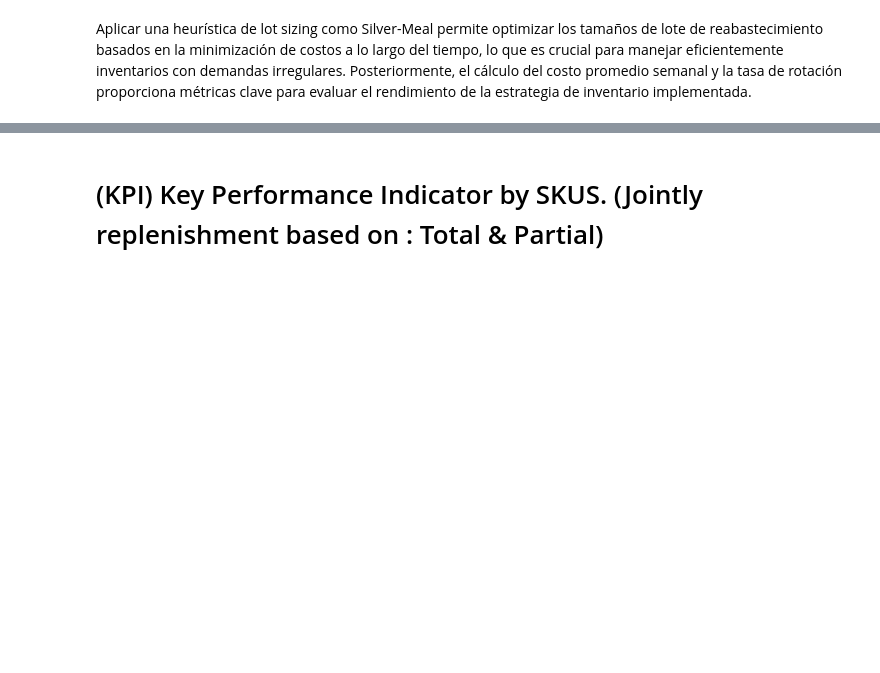
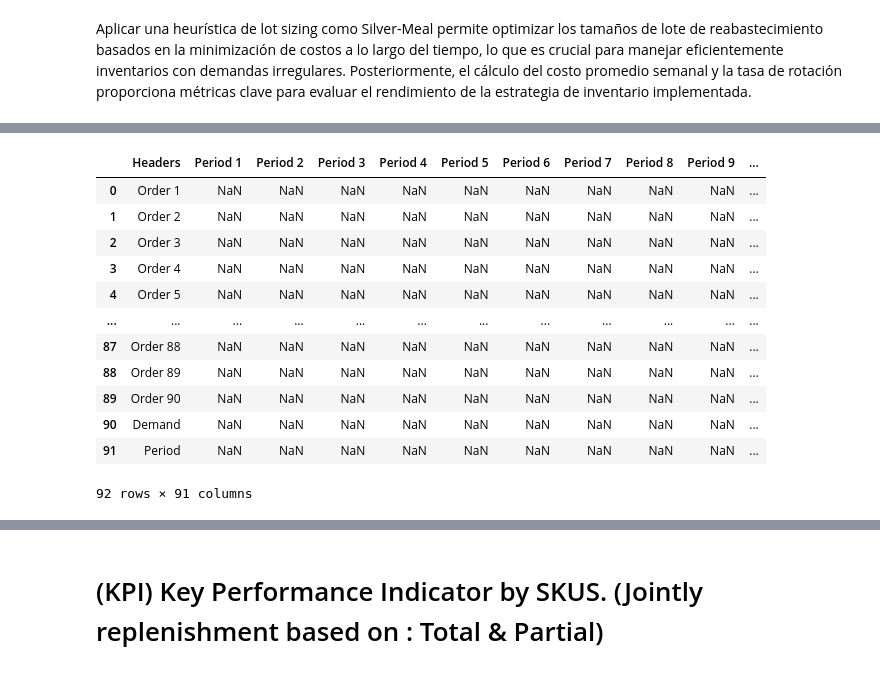
Before and after one commit to Geoffrey0pv/Inventory-management, a Jupyter notebook: model/Inventory_Managment.ipynb, the cells around one changed output, grey strips where cells are left out. Cells and saved outputs as stored; diff of their text form; code cells hidden in the pictures; blank space fills up the shorter version.

```diff
--- a/model/Inventory_Managment.ipynb
+++ b/model/Inventory_Managment.ipynb
@@ -1494,0 +1700,13 @@ Aplicar una heurística de lot sizing como Silver-Meal permite optimizar los tam
+# %%
+import pandas as pd
+import numpy as np
+
+# Se ingresa la base de datos
+
+dfWW =  pd.read_excel("/content/drive/MyDrive/Operaciones I/Base de datos/WagnerWhiten_Test_Data.xlsx")
+dfWW4 = dfWW.copy()
+
+# Filtrar el DataFrame para obtener solo las filas correspondientes al SKU4
+df_sku4 = dataInventoryWW[dataInventoryWW['SKU'] == 'SKU4']
+
+df_sku4
@@ -1494,0 +1727,16 @@ Aplicar una heurística de lot sizing como Silver-Meal permite optimizar los tam
+# %%
+dfWW4
+# %% [output]
+|  | Headers | Period 1 | Period 2 | Period 3 | Period 4 | Period 5 | Period 6 | Period 7 | Period 8 | Period 9 | ... |
+| 0 | Order 1 | NaN | NaN | NaN | NaN | NaN | NaN | NaN | NaN | NaN | ... |
+| 1 | Order 2 | NaN | NaN | NaN | NaN | NaN | NaN | NaN | NaN | NaN | ... |
+| 2 | Order 3 | NaN | NaN | NaN | NaN | NaN | NaN | NaN | NaN | NaN | ... |
+| 3 | Order 4 | NaN | NaN | NaN | NaN | NaN | NaN | NaN | NaN | NaN | ... |
+| 4 | Order 5 | NaN | NaN | NaN | NaN | NaN | NaN | NaN | NaN | NaN | ... |
+| ... | ... | ... | ... | ... | ... | ... | ... | ... | ... | ... | ... |
+| 87 | Order 88 | NaN | NaN | NaN | NaN | NaN | NaN | NaN | NaN | NaN | ... |
+| 88 | Order 89 | NaN | NaN | NaN | NaN | NaN | NaN | NaN | NaN | NaN | ... |
+| 89 | Order 90 | NaN | NaN | NaN | NaN | NaN | NaN | NaN | NaN | NaN | ... |
+| 90 | Demand | NaN | NaN | NaN | NaN | NaN | NaN | NaN | NaN | NaN | ... |
+| 91 | Period | NaN | NaN | NaN | NaN | NaN | NaN | NaN | NaN | NaN | ... |
+92 rows × 91 columns
```
Also changed, not shown: parts of 45 cells of this notebook.
